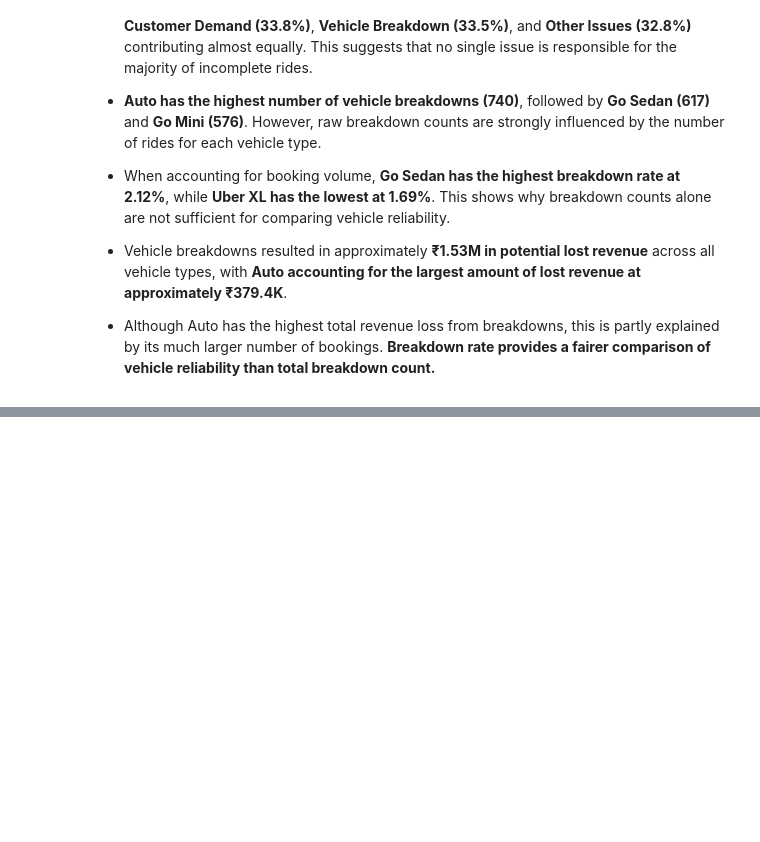
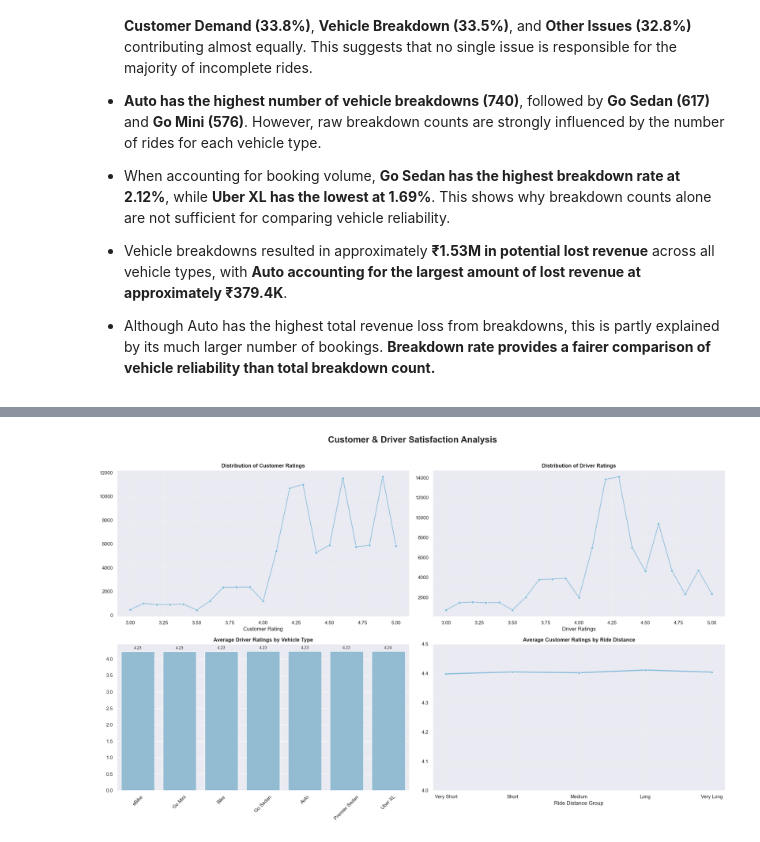
Before and after one commit to Seif-Elmezaien/Uber-Ride-EDA, a Jupyter notebook: Uber Ride EDA.ipynb, the cells around one changed output, grey strips where cells are left out. Saved outputs shown, nothing was run; the diff lists cells and outputs as text; code cells hidden in the pictures; blank space fills up the shorter version.

Commit message:
Driver & Customer Satisfaction Analysis

```diff
--- a/Uber Ride EDA.ipynb
+++ b/Uber Ride EDA.ipynb
@@ -857,0 +860,93 @@ plt.show()
+# %%
+fig, axes = plt.subplots(2,2, figsize=(20, 12))
+fig.suptitle(
+    'Customer & Driver Satisfaction Analysis',
+    fontsize=20,
+    fontweight='bold',
+    y=1.02
+)
+
+# 1- Distribution of Customer Ratings
+customer_ratings_distribution = df.groupby('Customer Rating').size().reset_index(name='Count')
+
+sns.lineplot(
+    data = customer_ratings_distribution,
+    x = 'Customer Rating',
+    y = 'Count',
+    marker='o',
+    color=sns.color_palette('Blues')[2],
+    ax=axes[0,0]
+)
+axes[0,0].set_title('Distribution of Customer Ratings', fontsize=12, fontweight='bold')
+axes[0,0].set_xlabel('Customer Rating', fontsize=12)
+axes[0,0].set_ylabel(None)
+axes[0,0].grid(True, alpha=0.3)
+
+
+# 2- Distribution of Driver Ratings
+driver_ratings_distribution = df.groupby('Driver Ratings').size().reset_index(name='Count')
+
+sns.lineplot(
+    data = driver_ratings_distribution,
+    x = 'Driver Ratings',
+    y = 'Count',
+    marker='o',
+    color=sns.color_palette('Blues')[2],
+    ax=axes[0,1]
+)
+axes[0,1].set_title('Distribution of Driver Ratings', fontsize=12, fontweight='bold')
+axes[0,1].set_xlabel('Driver Ratings', fontsize=12)
+axes[0,1].set_ylabel(None)
+axes[0,1].grid(True, alpha=0.3)
+
+# 3- Vehicle with the highest driver ratings
+vehicle_ratings = df.groupby('Vehicle Type').agg(
+    avg_driver_rating=('Driver Ratings', 'mean')
+).reset_index()
+
+sns.barplot(
+    data=vehicle_ratings.sort_values('avg_driver_rating', ascending=True),
+    x='Vehicle Type',
+    y='avg_driver_rating',
+    color=sns.color_palette('Blues')[2],
+    ax=axes[1,0]
+)
+
+for container in axes[1,0].containers:
+    axes[1,0].bar_label(container, fmt='%.2f', padding=3, fontsize=9)
+axes[1,0].set_title('Average Driver Ratings by Vehicle Type', fontsize=12, fontweight='bold')
+axes[1,0].set_xlabel(None)
+axes[1,0].set_ylabel(None)
+axes[1,0].set_xticklabels(axes[1,0].get_xticklabels(), rotation=45)
+
+# 4- Longer Rides Ratings
+df['Distance Group'] = pd.qcut(
+    df['Ride Distance'],
+    q=5,
+    labels=['Very Short', 'Short', 'Medium', 'Long', 'Very Long']
+)
+distance_rating = (
+    df.groupby('Distance Group', observed=True)['Customer Rating']
+      .mean()
+      .reset_index()
+)
+
+sns.lineplot(
+    data=distance_rating,
+    x='Distance Group',
+    y='Customer Rating',
+    marker='o',
+    color=sns.color_palette('Blues')[2],
+    linewidth=2.5,
+    ax=axes[1,1]
+)
+axes[1,1].set_title('Average Customer Ratings by Ride Distance', fontsize=12, fontweight='bold')
+axes[1,1].set_xlabel('Ride Distance Group', fontsize=12)
+axes[1,1].set_ylabel(None)
+axes[1,1].set_ylim(4.0, 4.5)
+axes[1,1].grid(True, alpha=0.3)
+
+plt.tight_layout()
+plt.show()
+# %% [output]
+[figure, added]
```
Also changed, not shown: parts of 5 cells of this notebook.
